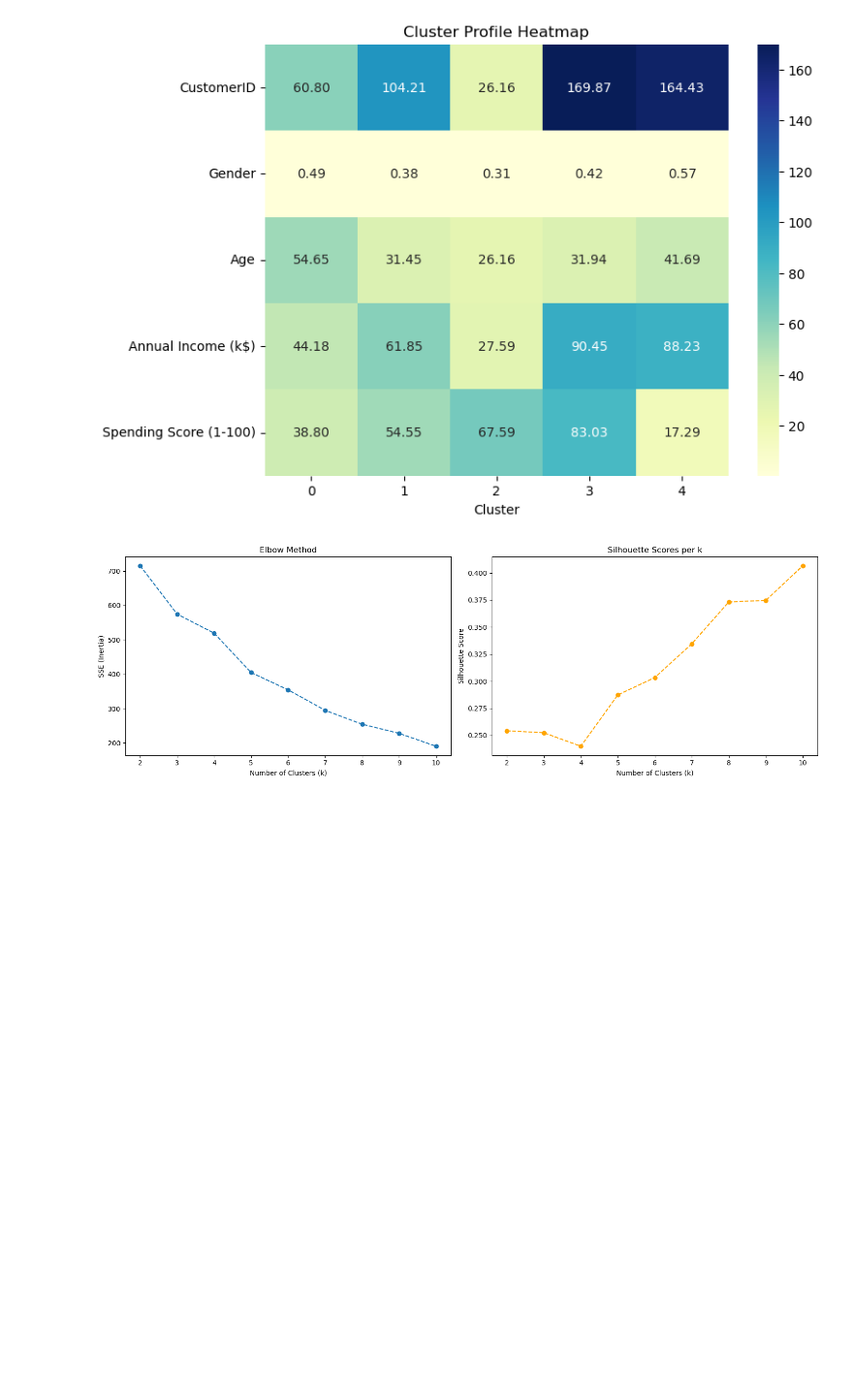
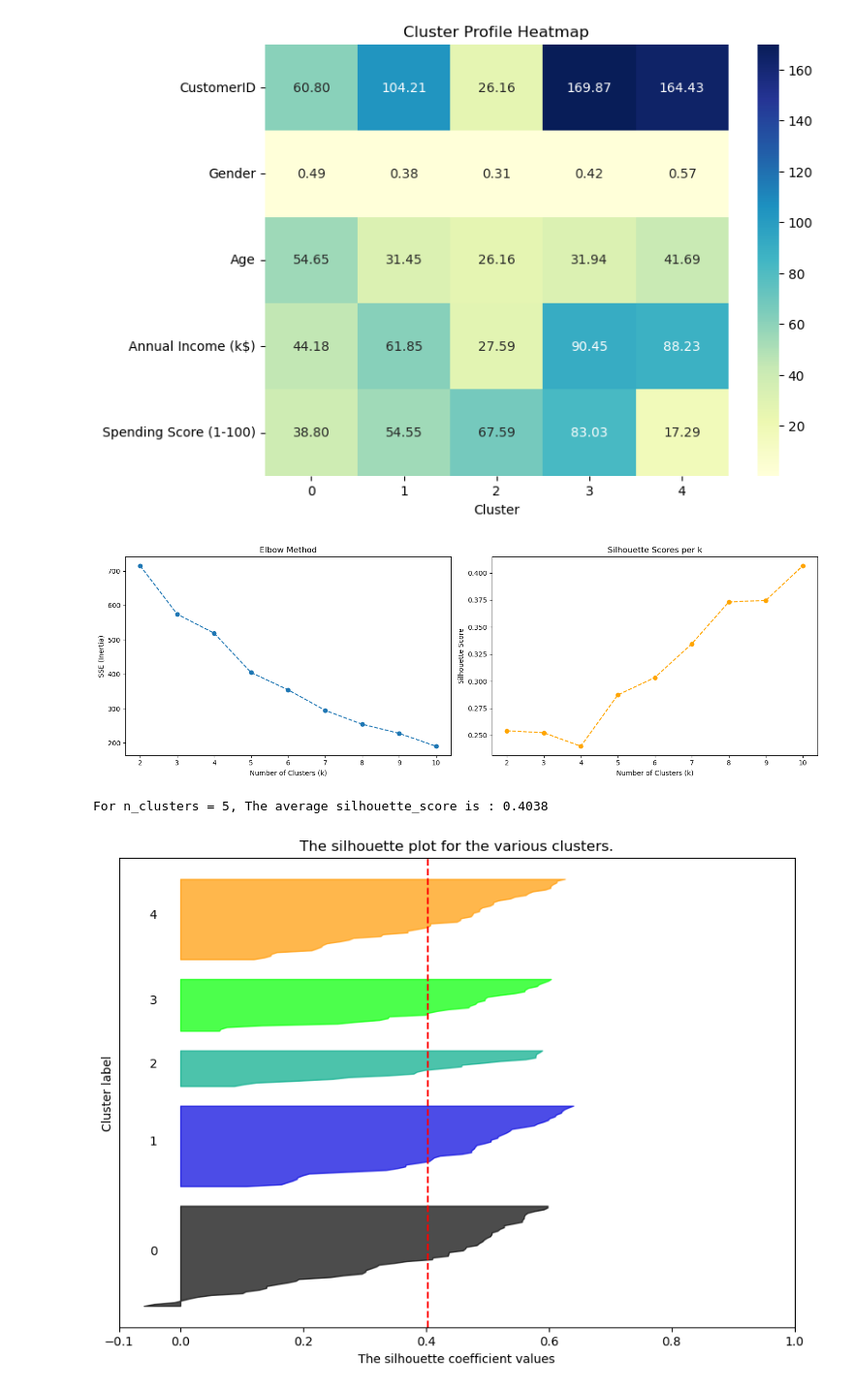
Before and after one commit to dhrhee96/hipython, a Jupyter notebook: ml/9_mallcustomers.ipynb, the cells around one changed output. Shown at 97% size. Cells and saved outputs as stored; diff of their text form; code cells hidden in the pictures; blank space fills up the shorter version.

```diff
--- a/ml/9_mallcustomers.ipynb
+++ b/ml/9_mallcustomers.ipynb
@@ -145,3 +145,73 @@ plt.tight_layout()
 plt.show()
 # %% [output]
 [figure]
+# %%
+import pandas as pd
+import numpy as np
+import matplotlib.pyplot as plt
+import matplotlib.cm as cm
+from sklearn.preprocessing import StandardScaler, LabelEncoder
+from sklearn.decomposition import PCA
+from sklearn.cluster import KMeans
+from sklearn.metrics import silhouette_samples, silhouette_score
+
+# 1. 데이터 로드 및 전처리 (이전 단계와 동일)
+df = pd.read_csv('./data/Mall_Customers.csv')
+df.drop('CustomerID', axis=1, inplace=True)
+le = LabelEncoder()
+df['Gender'] = le.fit_transform(df['Gender'])
+
+scaler = StandardScaler()
+df_scaled = scaler.fit_transform(df)
+
+# 2. PCA 및 KMeans (k=5 가정)
+pca = PCA(n_components=2)
+pca_data = pca.fit_transform(df_scaled)
+
+n_clusters = 5
+kmeans = KMeans(n_clusters=n_clusters, init='k-means++', random_state=42)
+cluster_labels = kmeans.fit_predict(pca_data)
+
+# 3. 실루엣 플롯 생성
+fig, ax1 = plt.subplots(1, 1, figsize=(10, 7))
+
+# 전체 실루엣 점수 계산
+silhouette_avg = silhouette_score(pca_data, cluster_labels)
+print(f"For n_clusters = {n_clusters}, The average silhouette_score is : {silhouette_avg:.4f}")
+
+# 각 샘플별 실루엣 점수 계산
+sample_silhouette_values = silhouette_samples(pca_data, cluster_labels)
+
+y_lower = 10
+for i in range(n_clusters):
+    # i번째 클러스터에 해당하는 샘플들의 실루엣 점수를 추출하여 정렬
+    ith_cluster_silhouette_values = sample_silhouette_values[cluster_labels == i]
+    ith_cluster_silhouette_values.sort()
+
+    size_cluster_i = ith_cluster_silhouette_values.shape[0]
+    y_upper = y_lower + size_cluster_i
+
+    color = cm.nipy_spectral(float(i) / n_clusters)
+    ax1.fill_betweenx(np.arange(y_lower, y_upper),
+                      0, ith_cluster_silhouette_values,
+                      facecolor=color, edgecolor=color, alpha=0.7)
+
+    # 클러스터 번호 표시
+    ax1.text(-0.05, y_lower + 0.5 * size_cluster_i, str(i))
+
+    # 다음 클러스터를 위한 y 위치 업데이트
+    y_lower = y_upper + 10
+
+ax1.set_title("The silhouette plot for the various clusters.")
+ax1.set_xlabel("The silhouette coefficient values")
+ax1.set_ylabel("Cluster label")
+
+# 전체 평균 점수에 빨간 점선 표시
+ax1.axvline(x=silhouette_avg, color="red", linestyle="--")
+
+ax1.set_yticks([])  # y축 눈금 제거
+ax1.set_xticks([-0.1, 0, 0.2, 0.4, 0.6, 0.8, 1])
+plt.show()
+# %% [output]
+For n_clusters = 5, The average silhouette_score is : 0.4038
+[figure, added]
```
